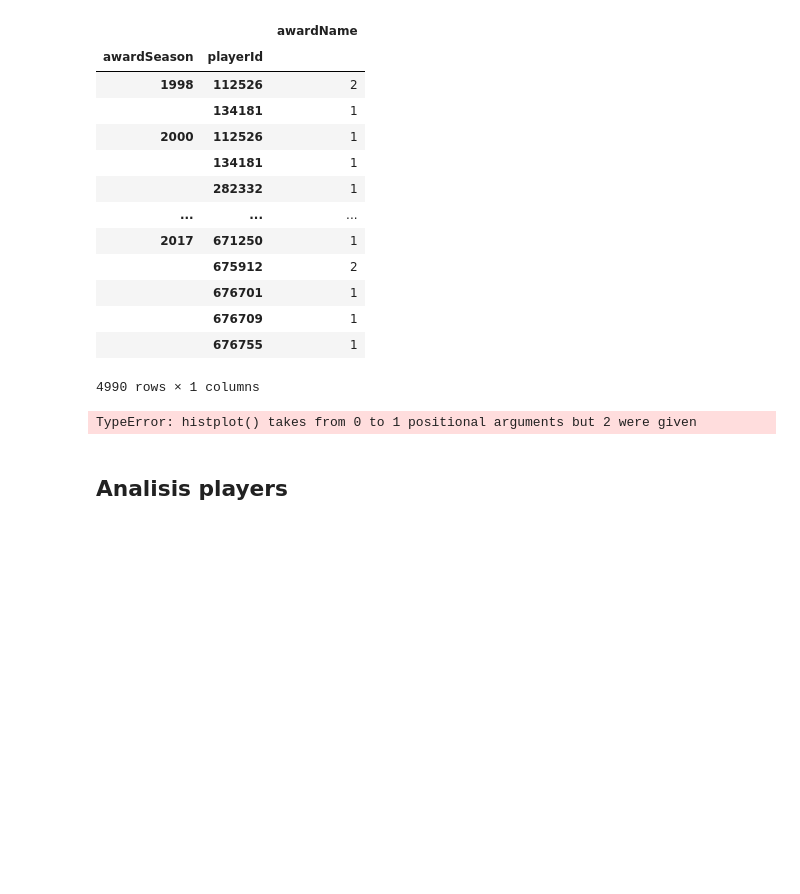
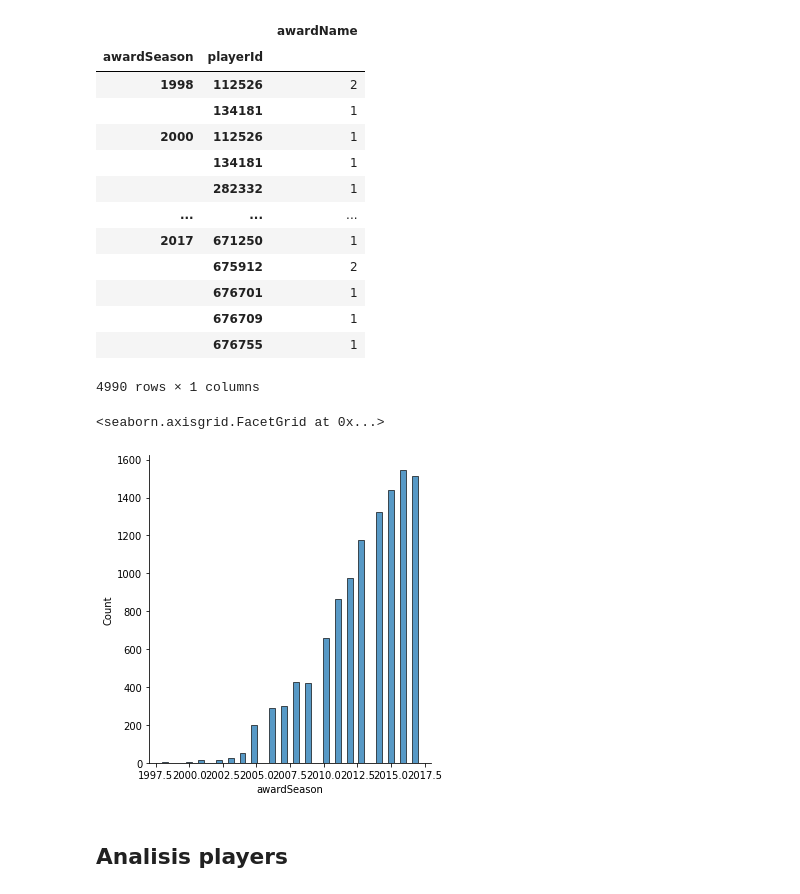
Before and after one commit to MarioChackGitHub/MLB-Kaggle, a Jupyter notebook: explore_data.ipynb, the cells around one changed output. Saved outputs shown, nothing was run; the diff lists cells and outputs as text; code cells hidden in the pictures; blank space fills up the shorter version.

```diff
--- a/explore_data.ipynb
+++ b/explore_data.ipynb
@@ -160,8 +168,9 @@ awards.groupby(["awardSeason","playerId"])[["awardName"]].count()
 |  | 676755 | 1 |
 4990 rows × 1 columns
 # %%
-sns.("awardSeason", "awardName")
+sns.displot(awards, x="awardSeason")
 # %% [output]
-TypeError: histplot() takes from 0 to 1 positional arguments but 2 were given
+<seaborn.axisgrid.FacetGrid at 0x...>
+[figure, added]
 # %% [markdown]
 ## Analisis players
```
Also changed, not shown: parts of 11 cells of this notebook.
